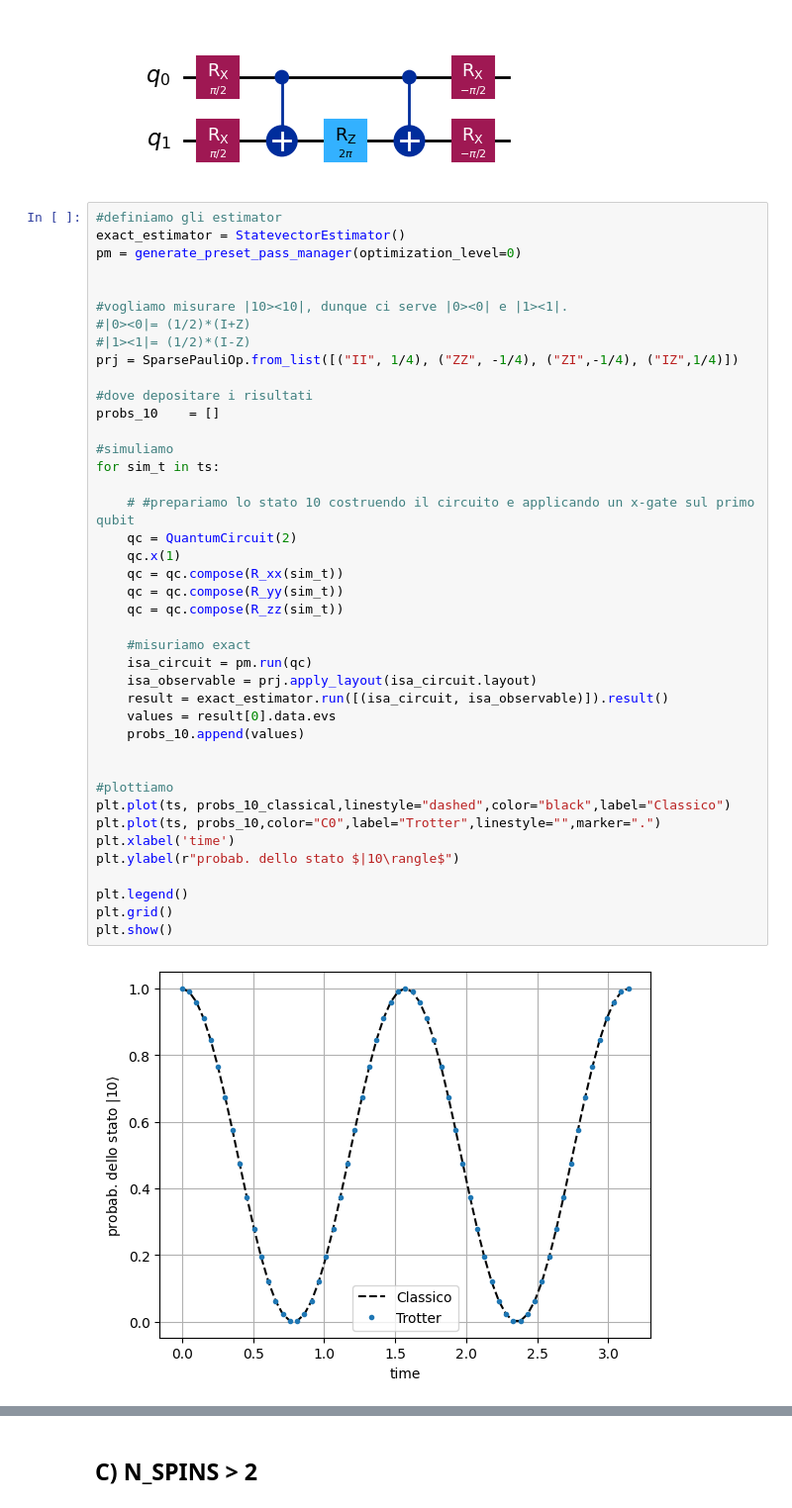
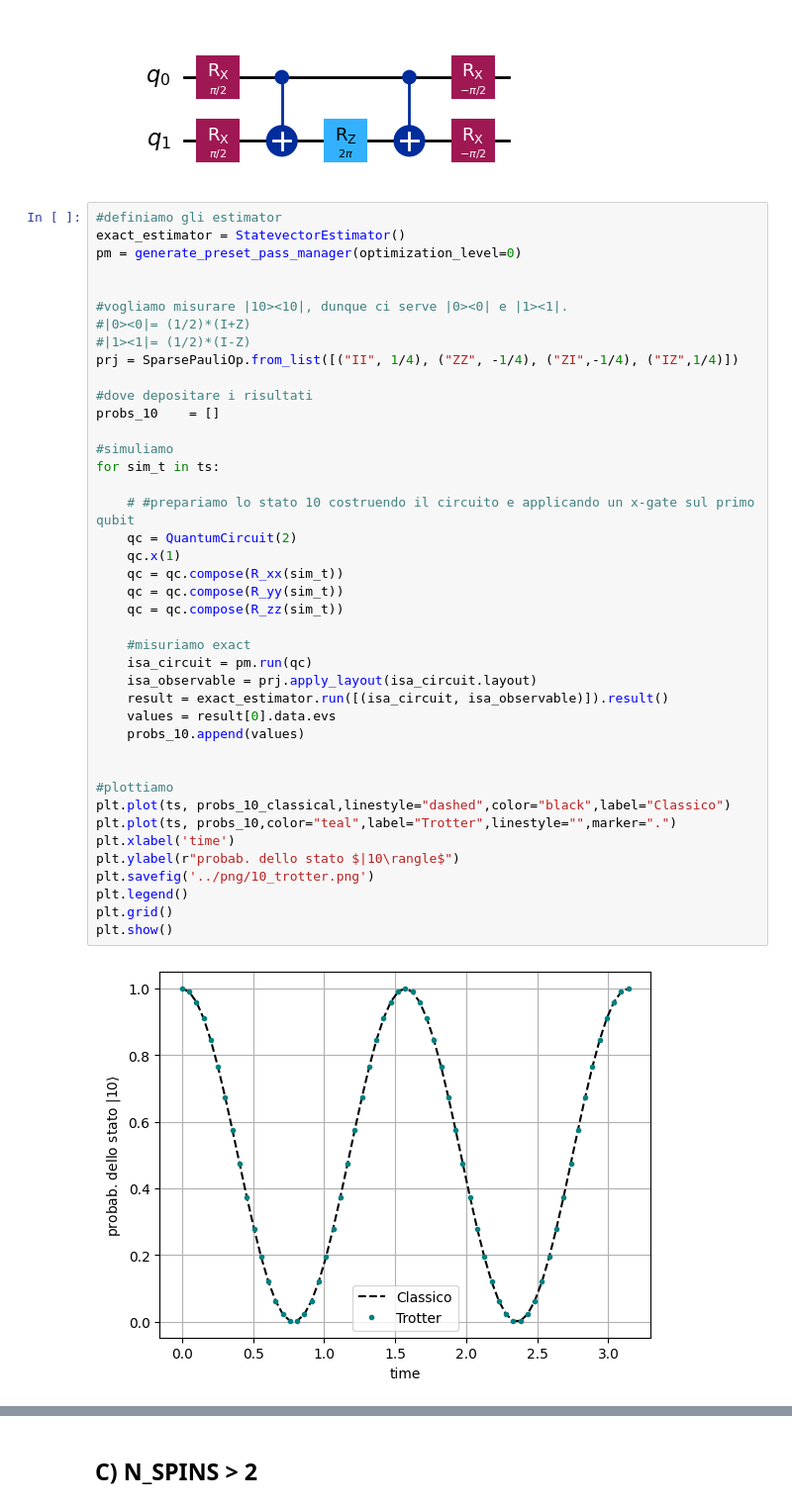
Before and after one commit to qismib/TETrIs, a Jupyter notebook: notebooks/first_exercise.ipynb, the cells around one changed output, grey strips where cells are left out. Shown at 99% size. Drawn from its saved outputs; the diff is of its cells as text.

```diff
--- a/notebooks/first_exercise.ipynb
+++ b/notebooks/first_exercise.ipynb
@@ -188,36 +188,36 @@ prj = SparsePauliOp.from_list([("II", 1/4), ("ZZ", -1/4), ("ZI",-1/4), ("IZ",1/4
 
 #dove depositare i risultati
 probs_10    = []
 
 #simuliamo
 for sim_t in ts:
 
     # #prepariamo lo stato 10 costruendo il circuito e applicando un x-gate sul primo qubit
     qc = QuantumCircuit(2)
     qc.x(1)
     qc = qc.compose(R_xx(sim_t))
     qc = qc.compose(R_yy(sim_t))
     qc = qc.compose(R_zz(sim_t))
 
     #misuriamo exact
     isa_circuit = pm.run(qc)
     isa_observable = prj.apply_layout(isa_circuit.layout)
     result = exact_estimator.run([(isa_circuit, isa_observable)]).result()
     values = result[0].data.evs
     probs_10.append(values)
 
 
 #plottiamo
 plt.plot(ts, probs_10_classical,linestyle="dashed",color="black",label="Classico")
-plt.plot(ts, probs_10,color="C0",label="Trotter",linestyle="",marker=".")
+plt.plot(ts, probs_10,color="teal",label="Trotter",linestyle="",marker=".")
 plt.xlabel('time')
 plt.ylabel(r"probab. dello stato $|10\rangle$")
-
+plt.savefig('../png/10_trotter.png')
 plt.legend()
 plt.grid()
 plt.show()
 # %% [output]
-[figure, old version]
+[figure, new version]
 # %%
 from qiskit_ibm_runtime.fake_provider import FakeManilaV2, FakeMontrealV2
 QiskitRuntimeService.save_account(channel="ibm_quantum", token="982082508a1c98ca02cb712c6751b42ef860d905b080b3bfc02ef35d68d84441803586912cbcf181e1e72ebc8569103421b06c25408fe8134975a72575c4d637", overwrite= True)
```
Also changed, not shown: parts of 5 cells of this notebook, 7 other files.
